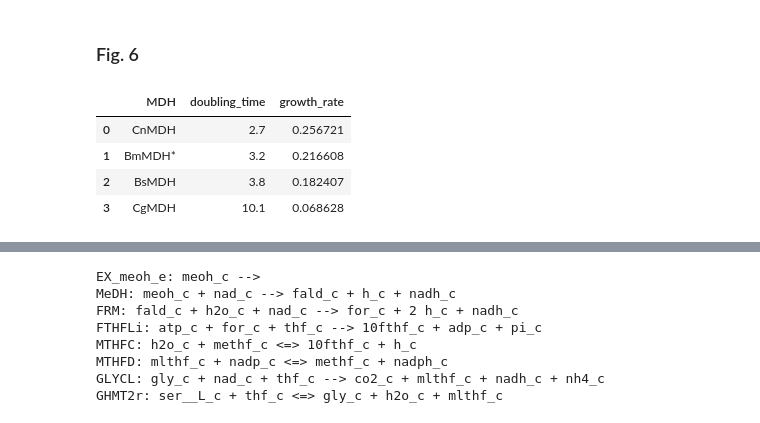
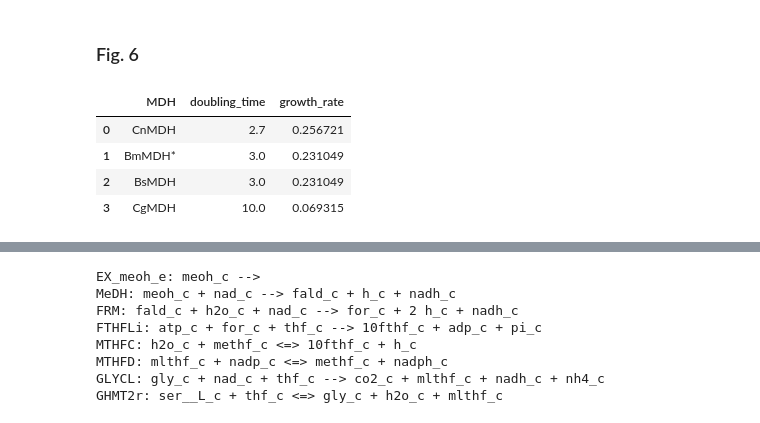
Before and after one commit to he-hai/PubSuppl, a Jupyter notebook: 2020_LPD/LPD_FBA.ipynb, the cells around one changed output, grey strips where cells are left out. Saved outputs shown, nothing was run; the diff lists cells and outputs as text; code cells hidden in the pictures.

```diff
--- a/2020_LPD/LPD_FBA.ipynb
+++ b/2020_LPD/LPD_FBA.ipynb
@@ -565,15 +542,16 @@ growth_meoh.plot(x='MeOH_conc', y=['max_OD600', 'OD600_cal'], style=['o-', '+-']
 # %% [markdown]
 ### Fig. 6
 # %%
+# growth data without formate
 growth_MDH = pd.DataFrame({
     'MDH':['CnMDH', 'BmMDH*','BsMDH','CgMDH'],
-    'doubling_time': [2.7,3.2,3.8,10.1]
+    'doubling_time': [2.7,3,3,10]
 })
 growth_MDH['growth_rate'] = np.log(2) / growth_MDH['doubling_time']
 growth_MDH
 # %% [output]
 |  | MDH | doubling_time | growth_rate |
 | 0 | CnMDH | 2.7 | 0.256721 |
-| 1 | BmMDH* | 3.2 | 0.216608 |
-| 2 | BsMDH | 3.8 | 0.182407 |
-| 3 | CgMDH | 10.1 | 0.068628 |
+| 1 | BmMDH* | 3.0 | 0.231049 |
+| 2 | BsMDH | 3.0 | 0.231049 |
+| 3 | CgMDH | 10.0 | 0.069315 |
```
Also changed, not shown: parts of 40 cells of this notebook.
